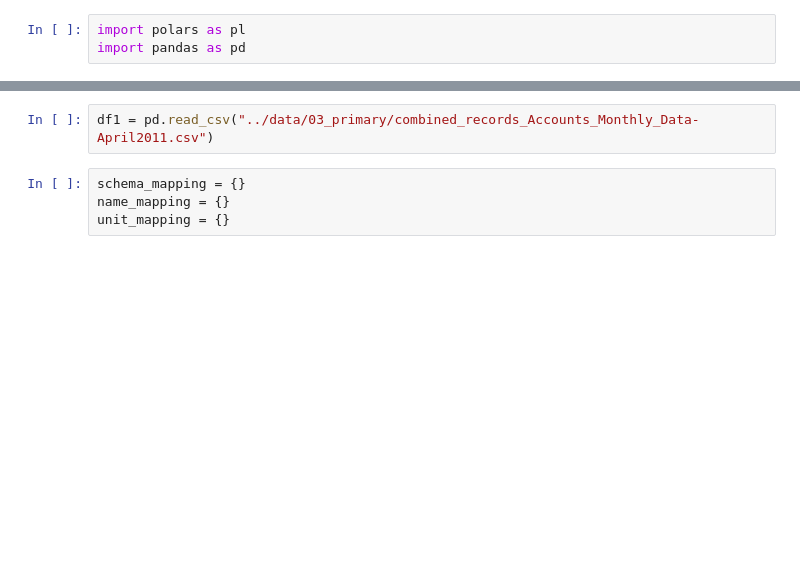
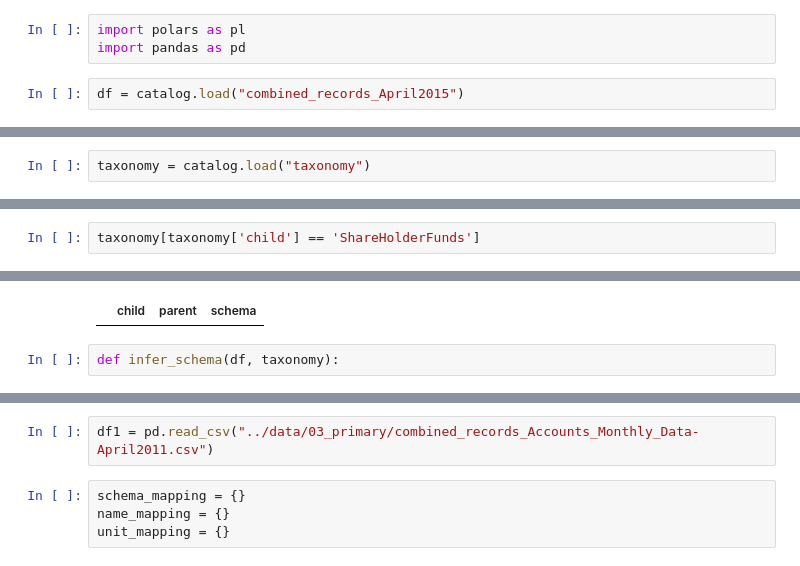
Before and after one commit to jstammers/companies-house-abm, a Jupyter notebook: notebooks/parse_combined_records.ipynb, the cells around one changed output, grey strips where cells are left out. Cells and saved outputs as stored; diff of their text form; blank space fills up the shorter version.

```diff
--- a/notebooks/parse_combined_records.ipynb
+++ b/notebooks/parse_combined_records.ipynb
@@ -1,3 +20,5 @@
 # %%
 import polars as pl
 import pandas as pd
+# %%
+df = catalog.load("combined_records_April2015")
@@ -19,0 +83,2 @@ df = pl.scan_csv(f"{data_dir}/combined_records_Accounts_Monthly_Data*.csv", sche
+# %%
+taxonomy = catalog.load("taxonomy")
@@ -23,0 +142,3 @@ df.show_graph()
+# %%
+taxonomy[taxonomy['child'] == 'ShareHolderFunds']
+# %% [output]
@@ -23,0 +146,3 @@ df.show_graph()
+|  | child | parent | schema |
+# %%
+def infer_schema(df, taxonomy):
```
Also changed, not shown: parts of 19 cells of this notebook, 12 other files.
